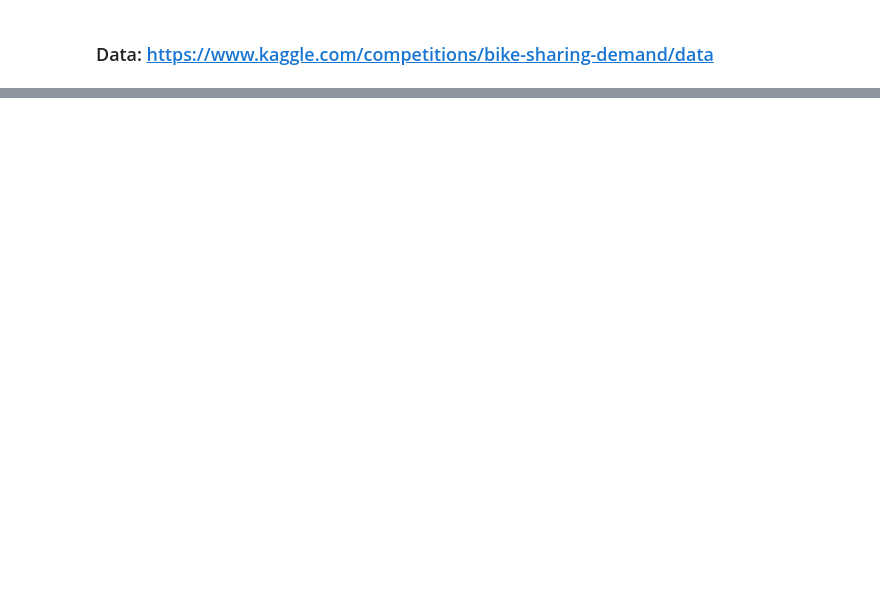
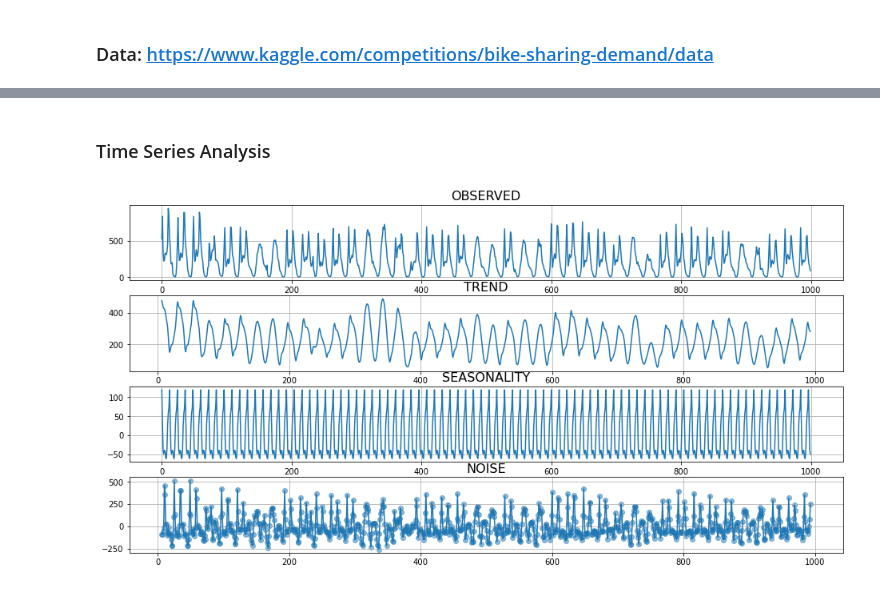
Before and after one commit to ldselvera/bike-sharing-demand-forecast, a Jupyter notebook: bike_share__demand_forecast.ipynb, the cells around one changed output, grey strips where cells are left out. Saved outputs shown, nothing was run; the diff lists cells and outputs as text; code cells hidden in the pictures; blank space fills up the shorter version.

Commit message:
analysis and forecasting

```diff
--- a/bike_share__demand_forecast.ipynb
+++ b/bike_share__demand_forecast.ipynb
@@ -14,3 +12,7 @@ from sklearn.model_selection import TimeSeriesSplit, train_test_split
 from sklearn.metrics import mean_absolute_error
 # %% [markdown]
 ### Data: https://www.kaggle.com/competitions/bike-sharing-demand/data
+# %%
+data = pd.read_csv('./data/train.csv')
+# %%
+df = data.copy()
@@ -16,0 +70,34 @@ from sklearn.metrics import mean_absolute_error
+# %% [markdown]
+### Time Series Analysis
+# %%
+def decompose_bike_sharing_demand(df, share_type='count', samples=250, period=24):
+
+    #decomposing a sample of the time series
+    res = seasonal_decompose(df[share_type].values[-samples:], period=period)
+
+    decomposed = [res.observed, res.trend, res.seasonal, res.resid]
+    titles = ['OBSERVED','TREND','SEASONALITY','NOISE']
+    plot_id = range(0,4)
+
+    #plot the complete time series
+    fig, axs = plt.subplots(4, figsize=(16,8))
+
+    # Observed: plot the complete time series
+    # Trend: plot the trend of the time series
+    # Seasonality: plot the seasonality of the time series. Period=24 daily seasonality | Period=24*7 weekly seasonality
+    # Noise: plot the noise of the time series
+    for p_id, title, res in zip(plot_id, titles, decomposed):
+        axs[p_id].set_title(title, fontsize=16)
+        axs[p_id].plot(res)
+
+        if p_id == 3:
+            axs[p_id].scatter(y=res, x=range(len(res)), alpha=0.5)
+
+        axs[p_id].grid()
+
+    plt.show()
+# %%
+# sample_size = df.shape[0] use for all samples
+decompose_bike_sharing_demand(df, samples=1000, period=12)
+# %% [output]
+[figure, added]
```
Also changed, not shown: parts of 22 cells of this notebook.
